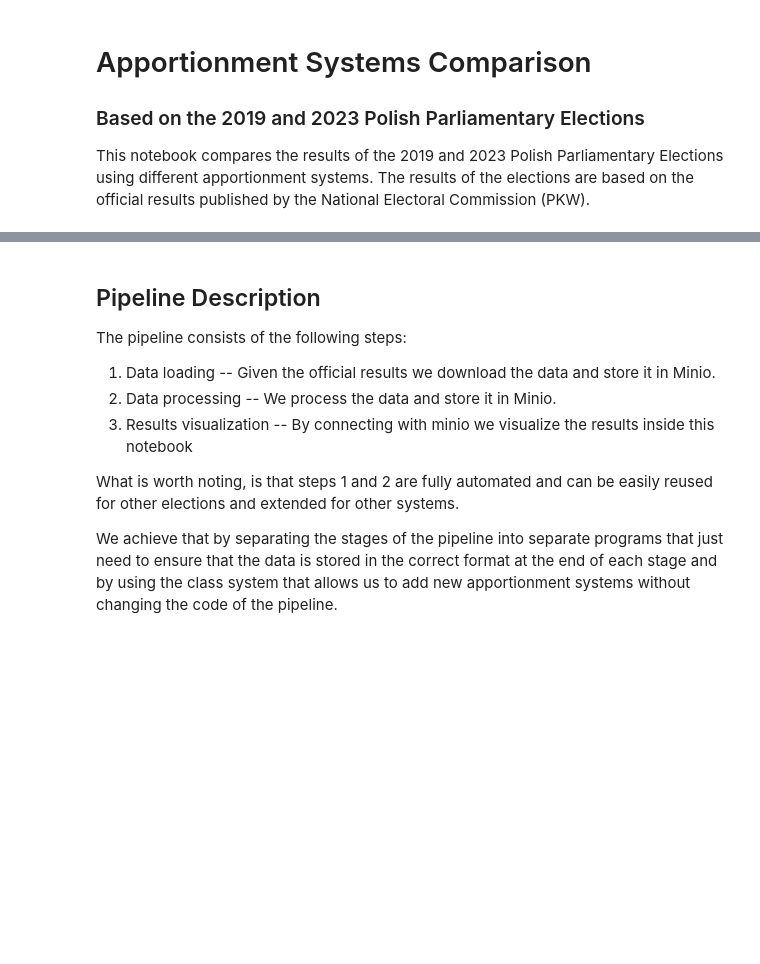
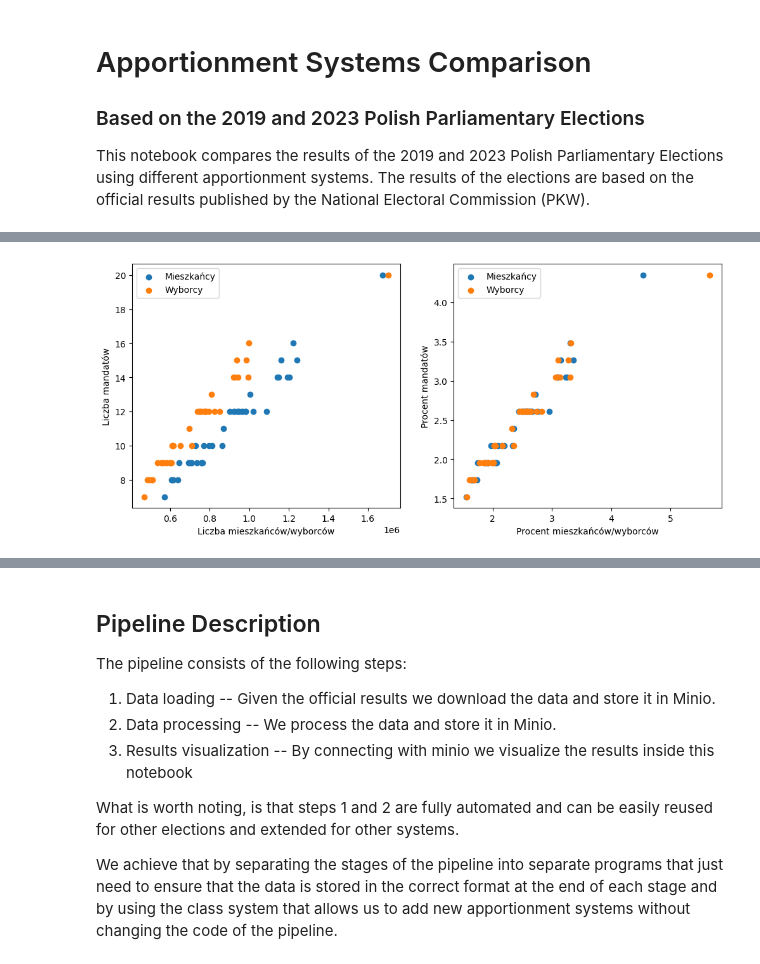
Before and after one commit to gbzaleski/DE-1-Elections, a Jupyter notebook: presentation.ipynb, the cells around one changed output, grey strips where cells are left out. Cells and saved outputs as stored; diff of their text form; code cells hidden in the pictures; blank space fills up the shorter version.

Commit message:
Draw most of jupyter plots

```diff
--- a/presentation.ipynb
+++ b/presentation.ipynb
@@ -9,0 +69,6 @@ This notebook compares the results of the 2019 and 2023 Polish Parliamentary Ele
+# %%
+districts_2019["Procent mieszkańców"] = 100 *  districts_2019["Mieszkańcy"] / districts_2019["Mieszkańcy"].sum()
+districts_2019["Procent wyborców"] = 100 *  districts_2019["Wyborcy"] / districts_2019["Wyborcy"].sum()
+districts_2019["Procent mandatów"] = 100 *  districts_2019["Liczba mandatów"] / districts_2019["Liczba mandatów"].sum()
+
+columns = ["Siedziba OKW", "Mieszkańcy", "Wyborcy", "Liczba mandatów", "Procent mieszkańców", "Procent wyborców", "Procent mandatów"]
@@ -9,0 +107,18 @@ This notebook compares the results of the 2019 and 2023 Polish Parliamentary Ele
+# %%
+fig, ax = plt.subplots(1, 2, figsize=(12, 5))
+
+ax[0].scatter(districts_2019["Mieszkańcy"], districts_2019["Liczba mandatów"], label="Mieszkańcy")
+ax[0].scatter(districts_2019["Wyborcy"], districts_2019["Liczba mandatów"], label="Wyborcy")
+ax[0].set_xlabel("Liczba mieszkańców/wyborców")
+ax[0].set_ylabel("Liczba mandatów")
+ax[0].legend()
+
+ax[1].scatter(districts_2019["Procent mieszkańców"], districts_2019["Procent mandatów"], label="Mieszkańcy")
+ax[1].scatter(districts_2019["Procent wyborców"], districts_2019["Procent mandatów"], label="Wyborcy")
+ax[1].set_xlabel("Procent mieszkańców/wyborców")
+ax[1].set_ylabel("Procent mandatów")
+ax[1].legend()
+
+plt.show()
+# %% [output]
+[figure, added]
```
Also changed, not shown: parts of 21 cells of this notebook, 2 other files.
